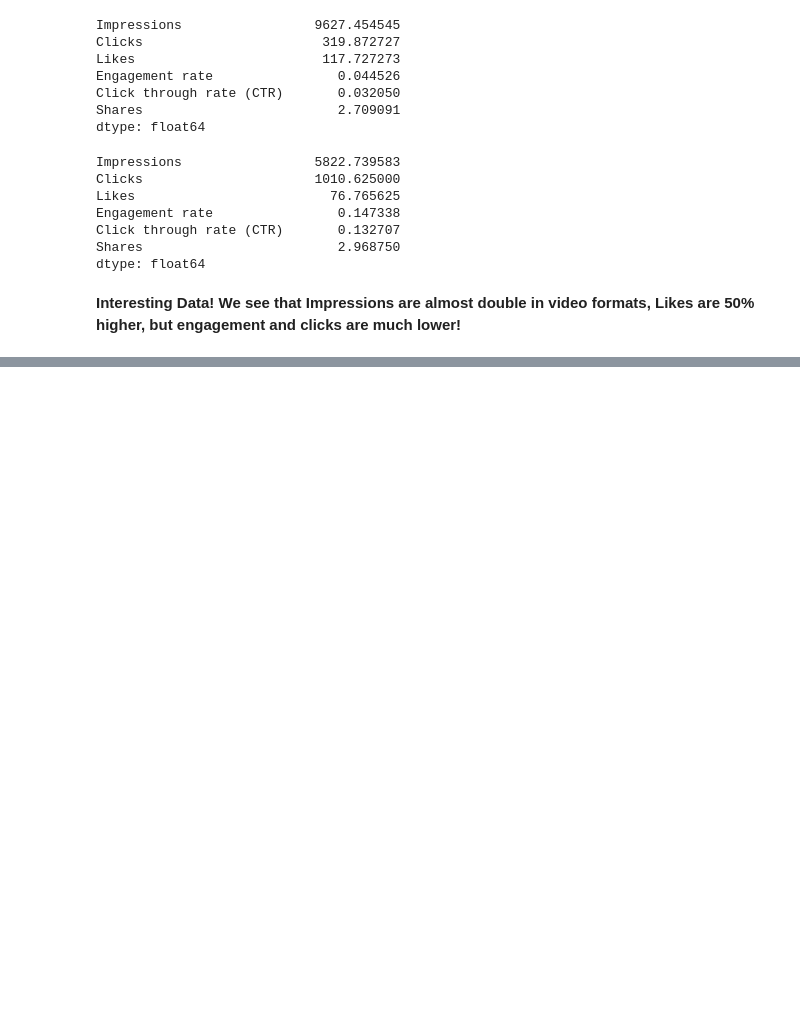
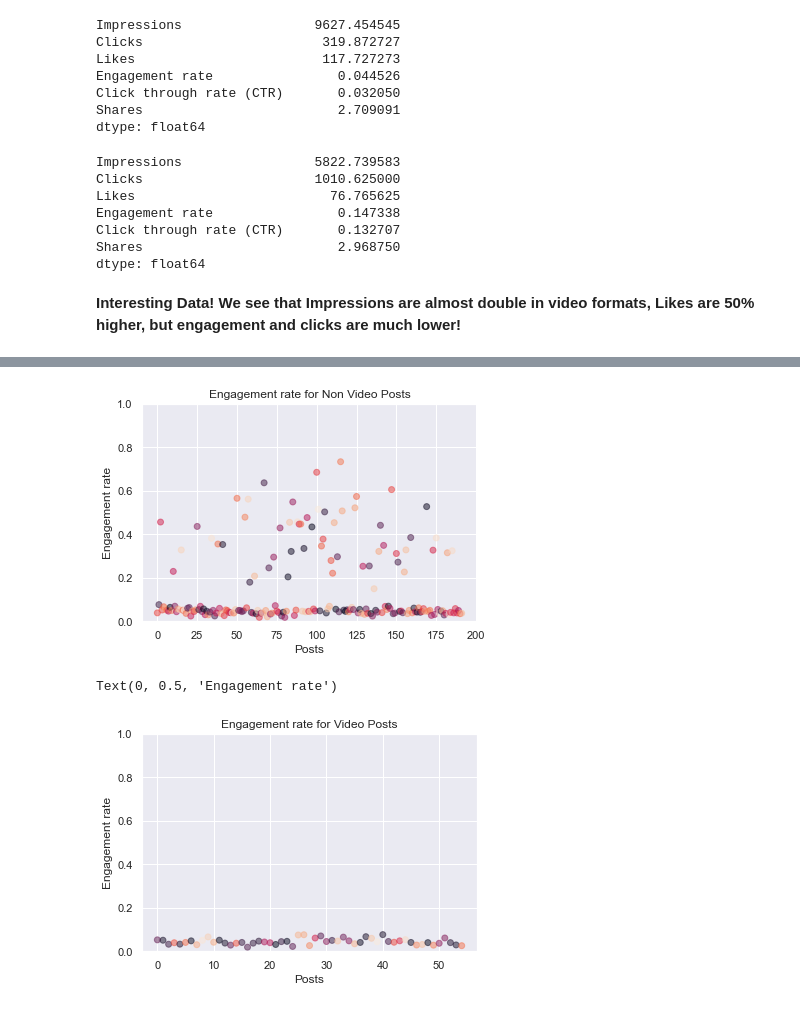
Before and after one commit to lukibrasil/Linkedin-Stats, a Jupyter notebook: Linkedin Final Data Sci Proj.ipynb, the cells around one changed output, grey strips where cells are left out. Cells and saved outputs as stored; diff of their text form; code cells hidden in the pictures; blank space fills up the shorter version.

```diff
--- a/Linkedin Final Data Sci Proj.ipynb
+++ b/Linkedin Final Data Sci Proj.ipynb
@@ -126,0 +180,24 @@ dtype: float64
+# %%
+z = list(range(0,len(non_video['Engagement rate'])))
+d = non_video['Engagement rate']
+colors = np.random.rand(len(non_video))
+plt.ylim(0, 1)
+plt.title('Engagement rate for Non Video Posts')
+plt.xlabel("Posts")
+plt.ylabel("Engagement rate")
+plt.scatter(z, d, c=colors, alpha=0.5)
+plt.show()
+
+
+c = video['Engagement rate']
+f = list(range(0,len(video['Engagement rate'])))
+plt.ylim(0, 1)
+color = np.random.rand(len(video))
+plt.scatter(f, c, c=color, alpha=0.5)
+plt.title('Engagement rate for Video Posts')
+plt.xlabel("Posts")
+plt.ylabel("Engagement rate")
+# %% [output]
+[figure, added]
+Text(0, 0.5, 'Engagement rate')
+[figure, added]
```
Also changed, not shown: parts of 13 cells of this notebook.
